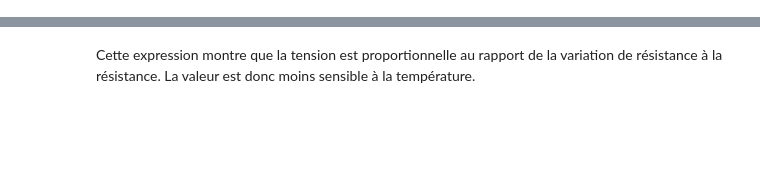
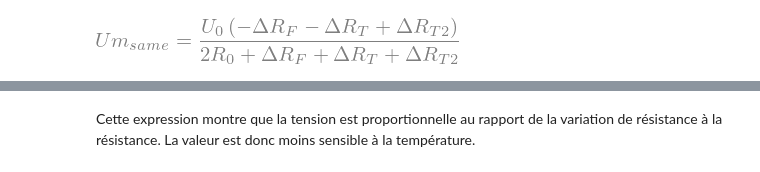
Before and after one commit to nicollerat/hevs-doc-instrumentation, a Jupyter notebook: python/dev_8.1_pont_wheatstone.ipynb, the cells around one changed output, grey strips where cells are left out. Saved outputs shown, nothing was run; the diff lists cells and outputs as text; code cells hidden in the pictures; blank space fills up the shorter version.

```diff
--- a/python/dev_8.1_pont_wheatstone.ipynb
+++ b/python/dev_8.1_pont_wheatstone.ipynb
@@ -24,0 +60,14 @@ deq("U_A",sp.factor(UA))
+# %%
+R0 =sp.symbols("R0")
+DRT = sp.Symbol("\Delta R_T")
+DRT2 = sp.Symbol("\Delta R_T2")
+DRF = sp.Symbol("\Delta R_F")
+R1=R0+DRT+DRF
+R4=R0+DRT+DRF
+R2=R0+DRT2
+R3=R0+DRT2
+# %%
+Um_same=fUm(R1,R2,R3,R4).simplify()
+deq("Um_same",Um_same)
+# %% [output]
+[figure, added]
```
Also changed, not shown: parts of 28 cells of this notebook, 1 other file.
